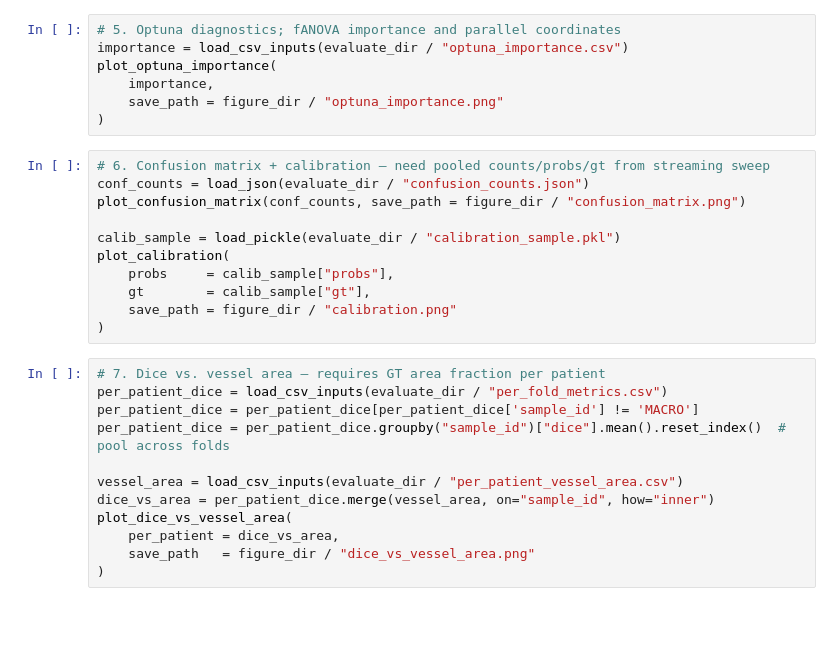
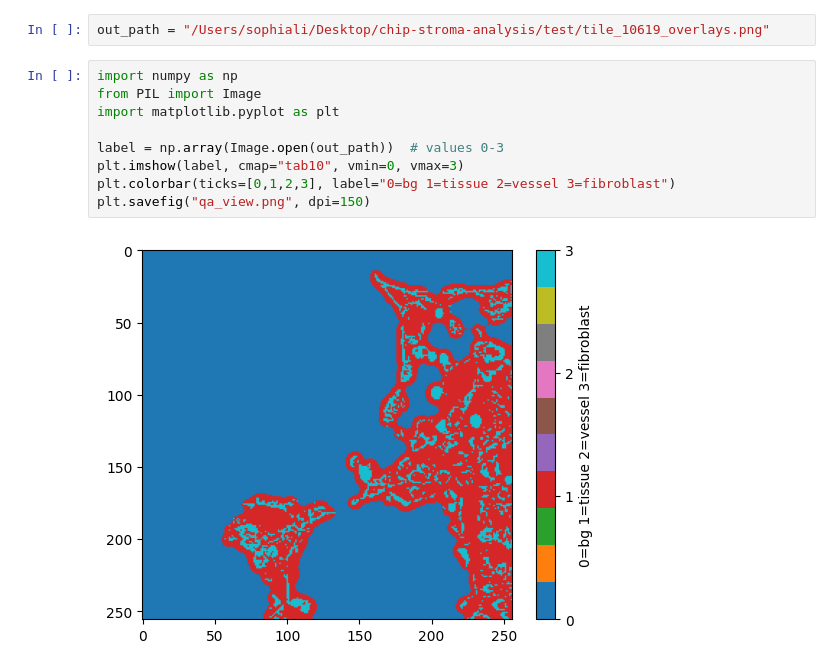
Before and after one commit to sophiamjiali/chip-stroma-analysis, a Jupyter notebook: notebooks/10_visualize.ipynb, the cells around one changed output. Saved outputs shown, nothing was run; the diff lists cells and outputs as text; blank space fills up the shorter version.

```diff
--- a/notebooks/10_visualize.ipynb
+++ b/notebooks/10_visualize.ipynb
@@ -141,30 +1,13 @@ for _, case in overlay_cases.iterrows():
-# %%
-# 5. Optuna diagnostics; fANOVA importance and parallel coordinates
-importance = load_csv_inputs(evaluate_dir / "optuna_importance.csv")
-plot_optuna_importance(
-    importance,
-    save_path = figure_dir / "optuna_importance.png"
-)
-# %%
-# 6. Confusion matrix + calibration — need pooled counts/probs/gt from streaming sweep
-conf_counts = load_json(evaluate_dir / "confusion_counts.json")
-plot_confusion_matrix(conf_counts, save_path = figure_dir / "confusion_matrix.png")
-
-calib_sample = load_pickle(evaluate_dir / "calibration_sample.pkl")
-plot_calibration(
-    probs     = calib_sample["probs"],
-    gt        = calib_sample["gt"],
-    save_path = figure_dir / "calibration.png"
-)
-# %%
-# 7. Dice vs. vessel area — requires GT area fraction per patient
-per_patient_dice = load_csv_inputs(evaluate_dir / "per_fold_metrics.csv")
-per_patient_dice = per_patient_dice[per_patient_dice['sample_id'] != 'MACRO']
-per_patient_dice = per_patient_dice.groupby("sample_id")["dice"].mean().reset_index()  # pool across folds
-
-vessel_area = load_csv_inputs(evaluate_dir / "per_patient_vessel_area.csv")
-dice_vs_area = per_patient_dice.merge(vessel_area, on="sample_id", how="inner")
-plot_dice_vs_vessel_area(
-    per_patient = dice_vs_area,
-    save_path   = figure_dir / "dice_vs_vessel_area.png"
-)
+# %%
+out_path = "/Users/sophiali/Desktop/chip-stroma-analysis/test/tile_10619_overlays.png"
+# %%
+import numpy as np
+from PIL import Image
+import matplotlib.pyplot as plt
+
+label = np.array(Image.open(out_path))  # values 0-3
+plt.imshow(label, cmap="tab10", vmin=0, vmax=3)
+plt.colorbar(ticks=[0,1,2,3], label="0=bg 1=tissue 2=vessel 3=fibroblast")
+plt.savefig("qa_view.png", dpi=150)
+# %% [output]
+[figure, added]
```
Also changed, not shown: parts of 7 cells of this notebook, 22 other files.
